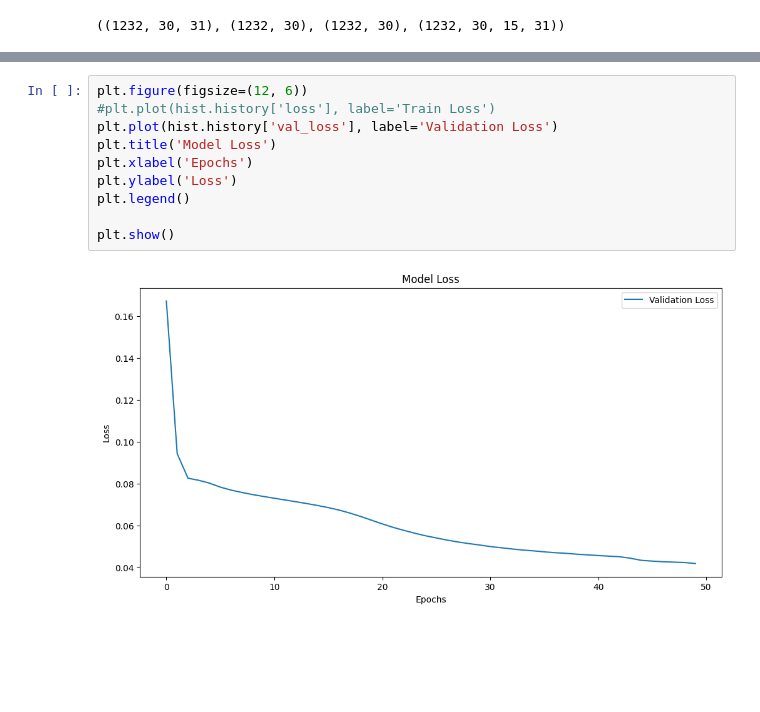
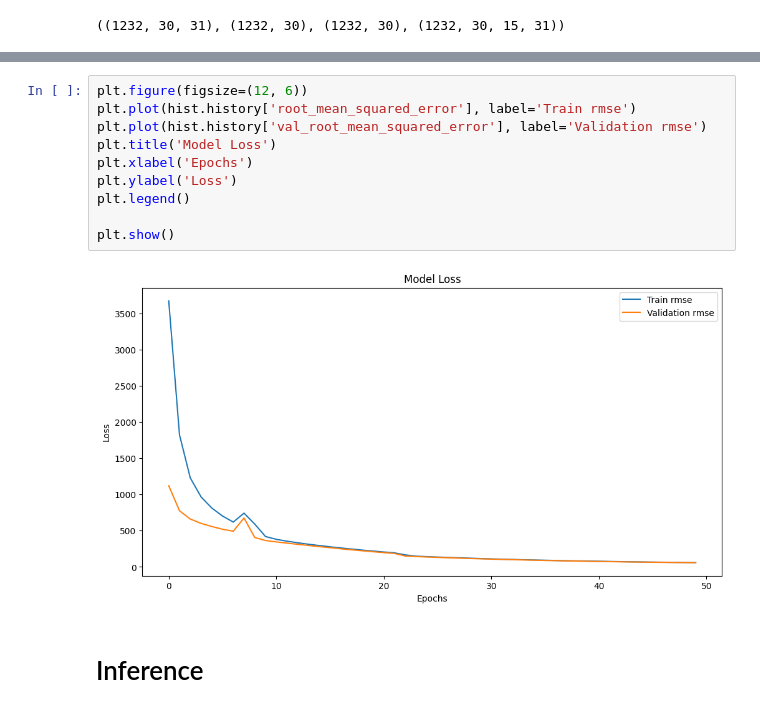
Before and after one commit to dkohlsdorf/sagemaker_experiments, a Jupyter notebook: notebooks/PrototypeDemandPrediction.ipynb, the cells around one changed output, grey strips where cells are left out. Saved outputs shown, nothing was run; the diff lists cells and outputs as text; blank space fills up the shorter version.

```diff
--- a/notebooks/PrototypeDemandPrediction.ipynb
+++ b/notebooks/PrototypeDemandPrediction.ipynb
@@ -573,12 +575,14 @@ Epoch 50/50
 # %%
 plt.figure(figsize=(12, 6))
-#plt.plot(hist.history['loss'], label='Train Loss')
-plt.plot(hist.history['val_loss'], label='Validation Loss')
+plt.plot(hist.history['root_mean_squared_error'], label='Train rmse')
+plt.plot(hist.history['val_root_mean_squared_error'], label='Validation rmse')
 plt.title('Model Loss')
 plt.xlabel('Epochs')
 plt.ylabel('Loss')
 plt.legend()
 
 plt.show()
 # %% [output]
-[figure, old version]
+[figure, new version]
+# %% [markdown]
+# Inference
```
Also changed, not shown: parts of 16 cells of this notebook.
